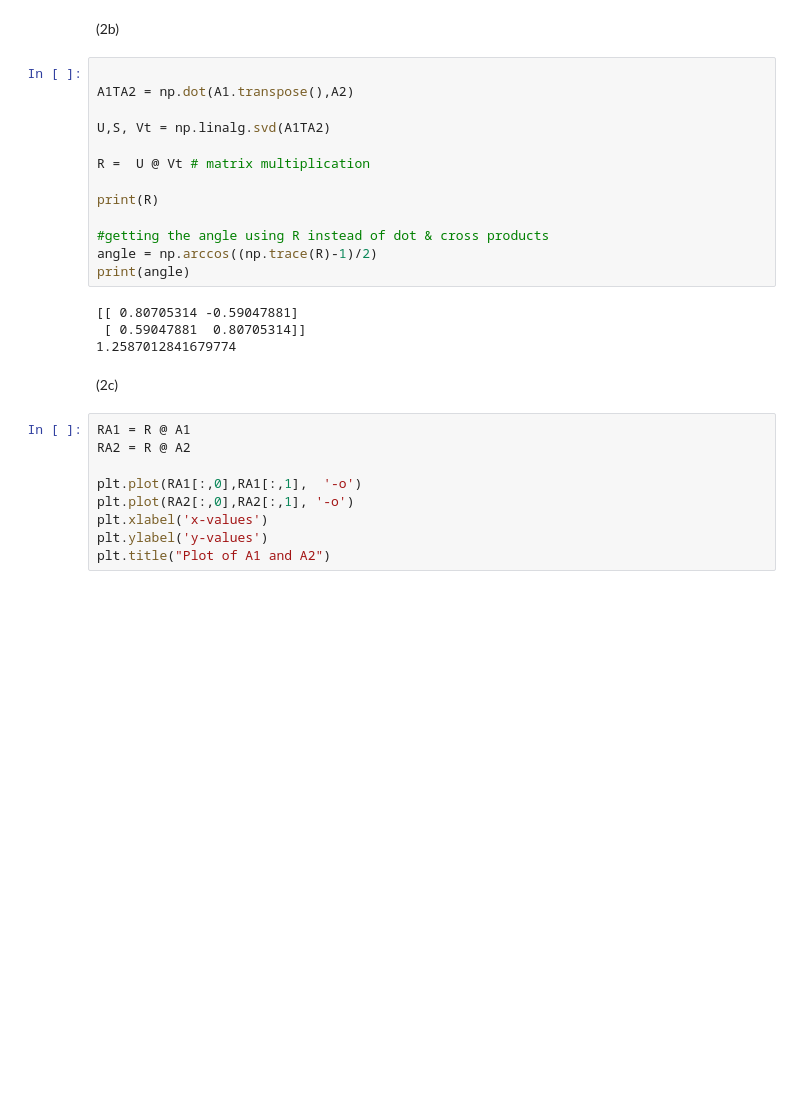
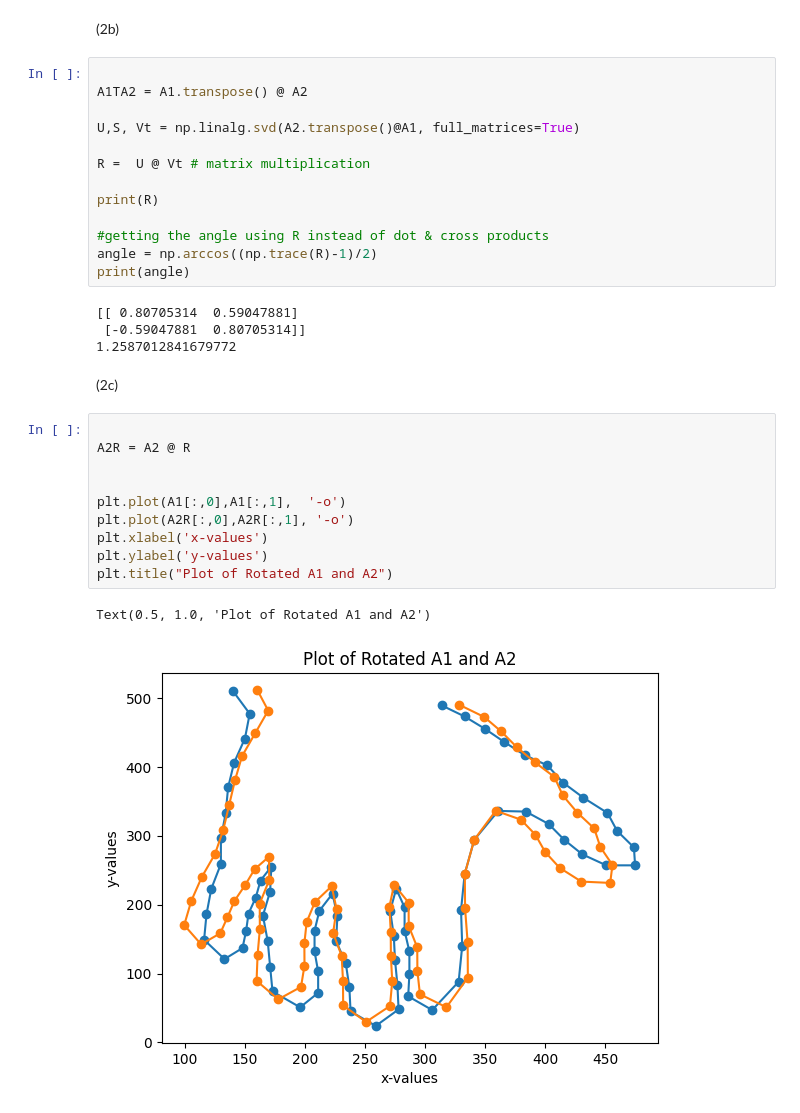
Before and after one commit to Delluvian/CS3501-Foundations-of-Data-Analysis, a Jupyter notebook: JupyterNotebooks/PS3/hmw3answers.ipynb, the cells around one changed output. Cells and saved outputs as stored; diff of their text form; blank space fills up the shorter version.

```diff
--- a/JupyterNotebooks/PS3/hmw3answers.ipynb
+++ b/JupyterNotebooks/PS3/hmw3answers.ipynb
@@ -158,9 +161,9 @@ Text(0.5, 1.0, 'Plot of A1 and A2')
 (2b)
 # %%
 
-A1TA2 = np.dot(A1.transpose(),A2)
+A1TA2 = A1.transpose() @ A2
 
-U,S, Vt = np.linalg.svd(A1TA2)
+U,S, Vt = np.linalg.svd(A2.transpose()@A1, full_matrices=True)
 
 R =  U @ Vt # matrix multiplication
 
@@ -170,17 +173,21 @@ print(R)
 angle = np.arccos((np.trace(R)-1)/2)
 print(angle)
 # %% [output]
-[[ 0.80705314 -0.59047881]
- [ 0.59047881  0.80705314]]
-1.2587012841679774
+[[ 0.80705314  0.59047881]
+ [-0.59047881  0.80705314]]
+1.2587012841679772
 # %% [markdown]
 (2c)
 # %%
-RA1 = R @ A1
-RA2 = R @ A2
 
-plt.plot(RA1[:,0],RA1[:,1],  '-o')
-plt.plot(RA2[:,0],RA2[:,1], '-o')
+A2R = A2 @ R
+
+
+plt.plot(A1[:,0],A1[:,1],  '-o')
+plt.plot(A2R[:,0],A2R[:,1], '-o')
 plt.xlabel('x-values')
 plt.ylabel('y-values')
-plt.title("Plot of A1 and A2")
+plt.title("Plot of Rotated A1 and A2")
+# %% [output]
+Text(0.5, 1.0, 'Plot of Rotated A1 and A2')
+[figure, added]
```
Also changed, not shown: parts of 1 cell of this notebook.
